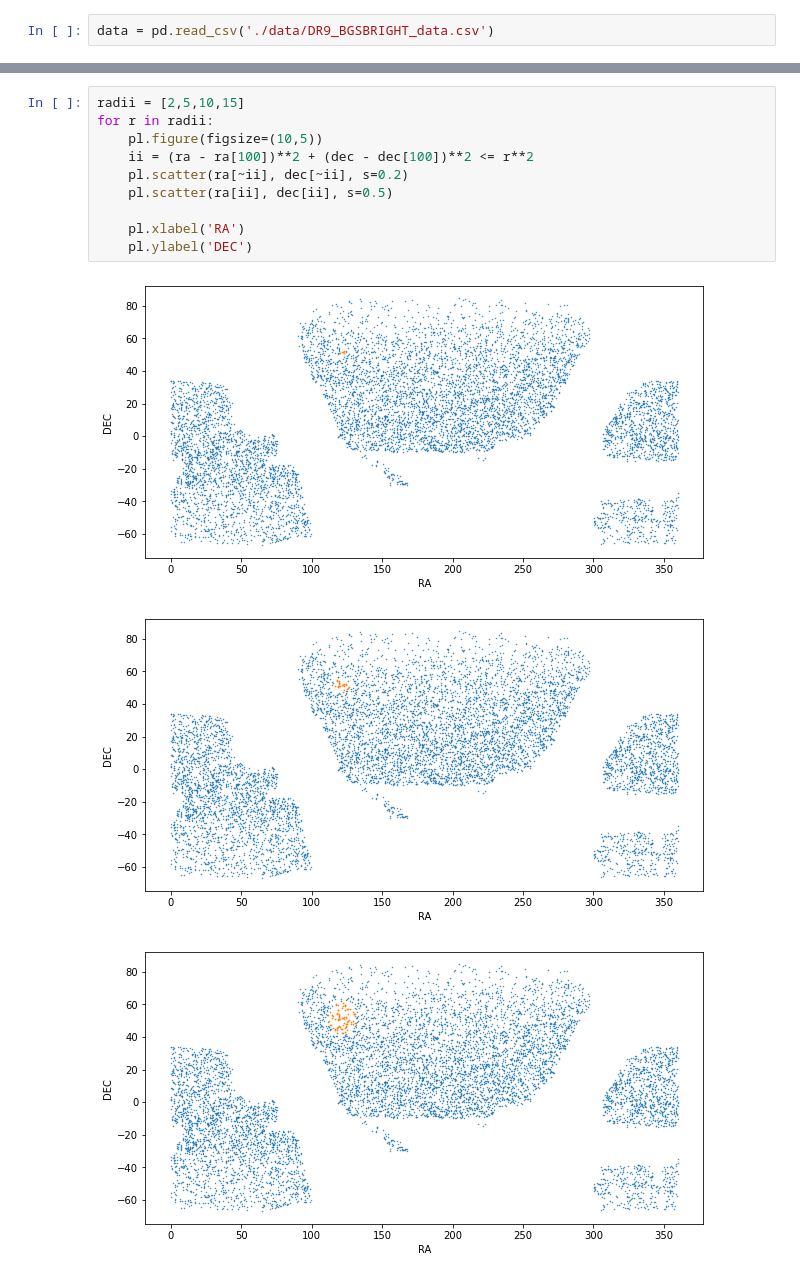
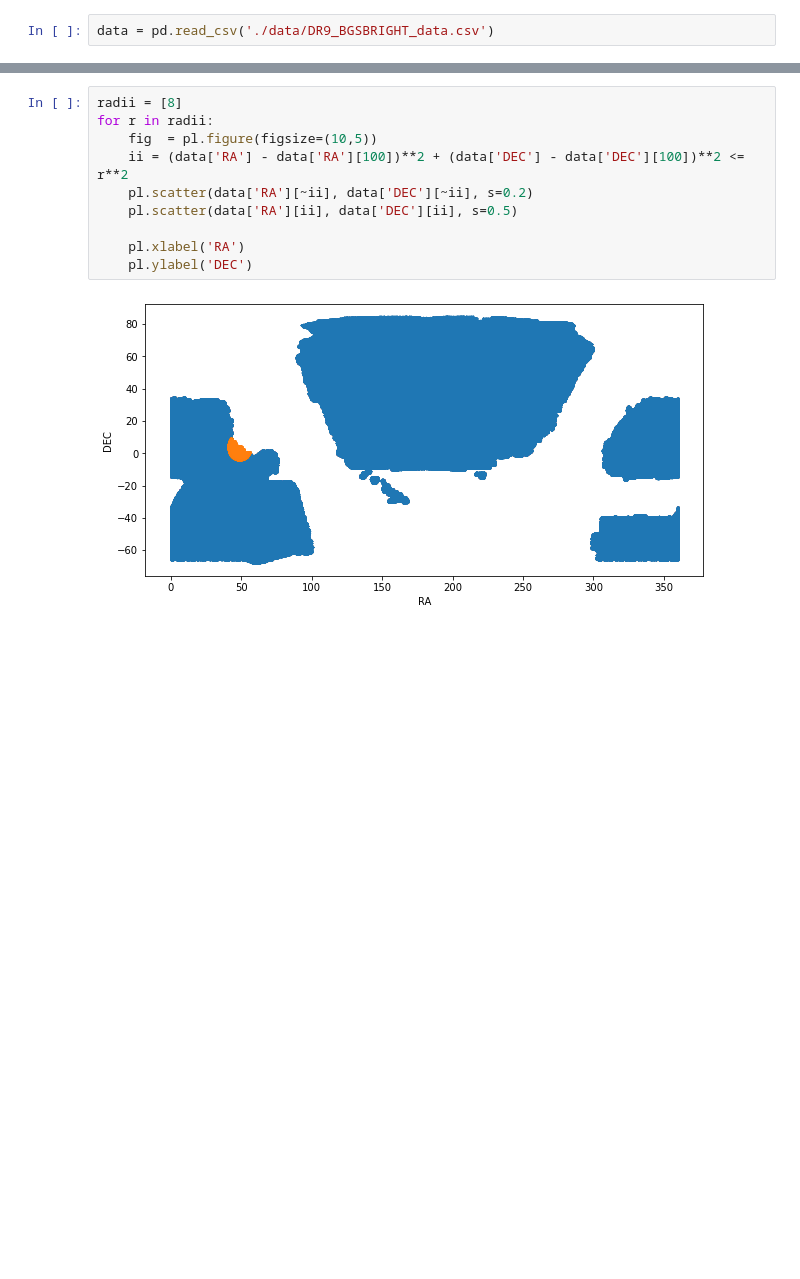
Before and after one commit to jsuarez314/alignment_desi, a Jupyter notebook: Aligment_BGSBRIGHT.ipynb, the cells around one changed output, grey strips where cells are left out. Saved outputs shown, nothing was run; the diff lists cells and outputs as text; blank space fills up the shorter version.

```diff
--- a/Aligment_BGSBRIGHT.ipynb
+++ b/Aligment_BGSBRIGHT.ipynb
@@ -23,14 +24,12 @@ Text(0, 0.5, 'DEC')
 # %%
-radii = [2,5,10,15]
+radii = [8]
 for r in radii:
-    pl.figure(figsize=(10,5))
-    ii = (ra - ra[100])**2 + (dec - dec[100])**2 <= r**2
-    pl.scatter(ra[~ii], dec[~ii], s=0.2)
-    pl.scatter(ra[ii], dec[ii], s=0.5)
+    fig  = pl.figure(figsize=(10,5))
+    ii = (data['RA'] - data['RA'][100])**2 + (data['DEC'] - data['DEC'][100])**2 <= r**2
+    pl.scatter(data['RA'][~ii], data['DEC'][~ii], s=0.2)
+    pl.scatter(data['RA'][ii], data['DEC'][ii], s=0.5)
 
     pl.xlabel('RA')
     pl.ylabel('DEC')
 # %% [output]
-[figure, old version]
+[figure, new version]
-[figure, removed]
-[figure, removed]
```
Also changed, not shown: parts of 19 cells of this notebook, 1 other file.
